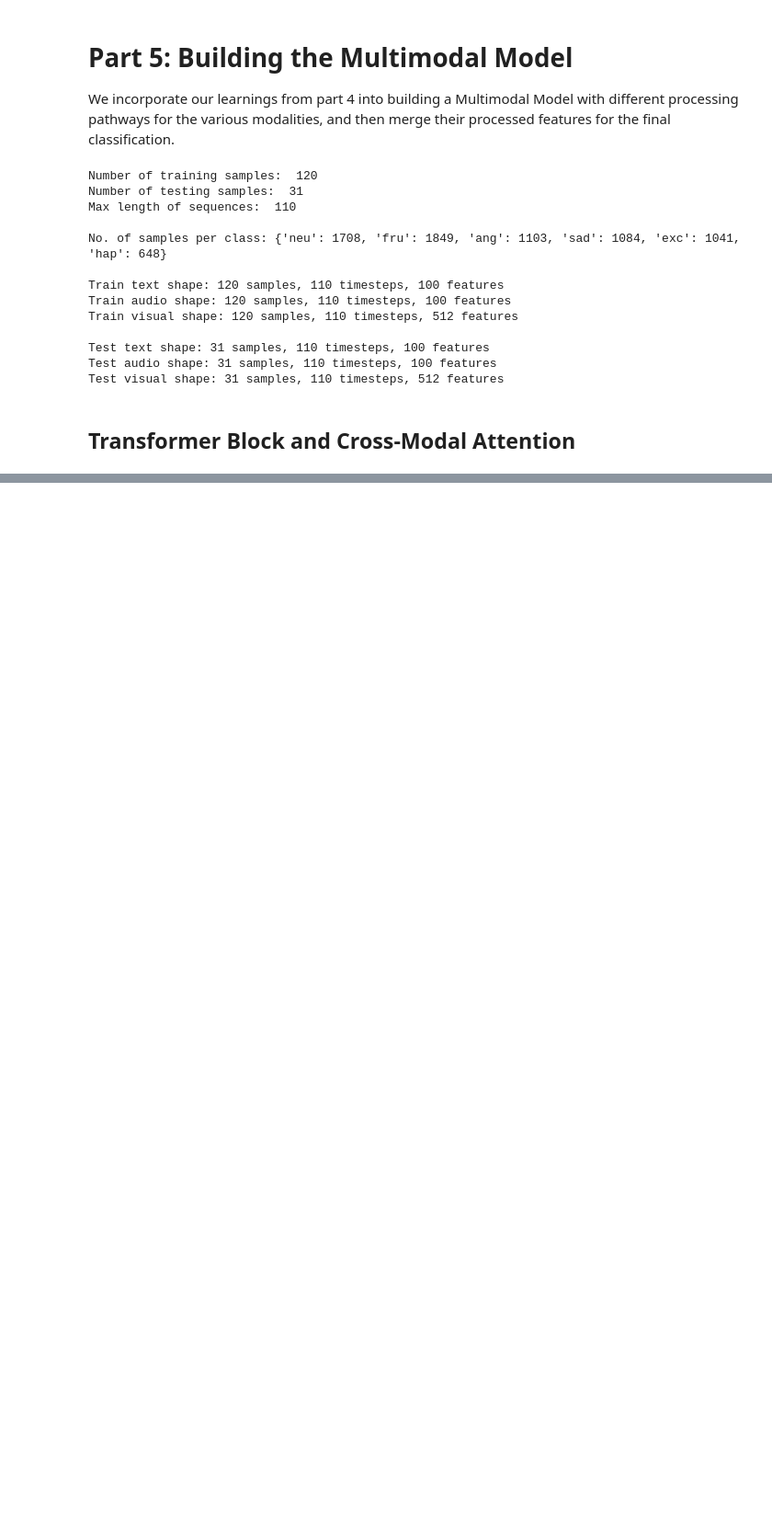
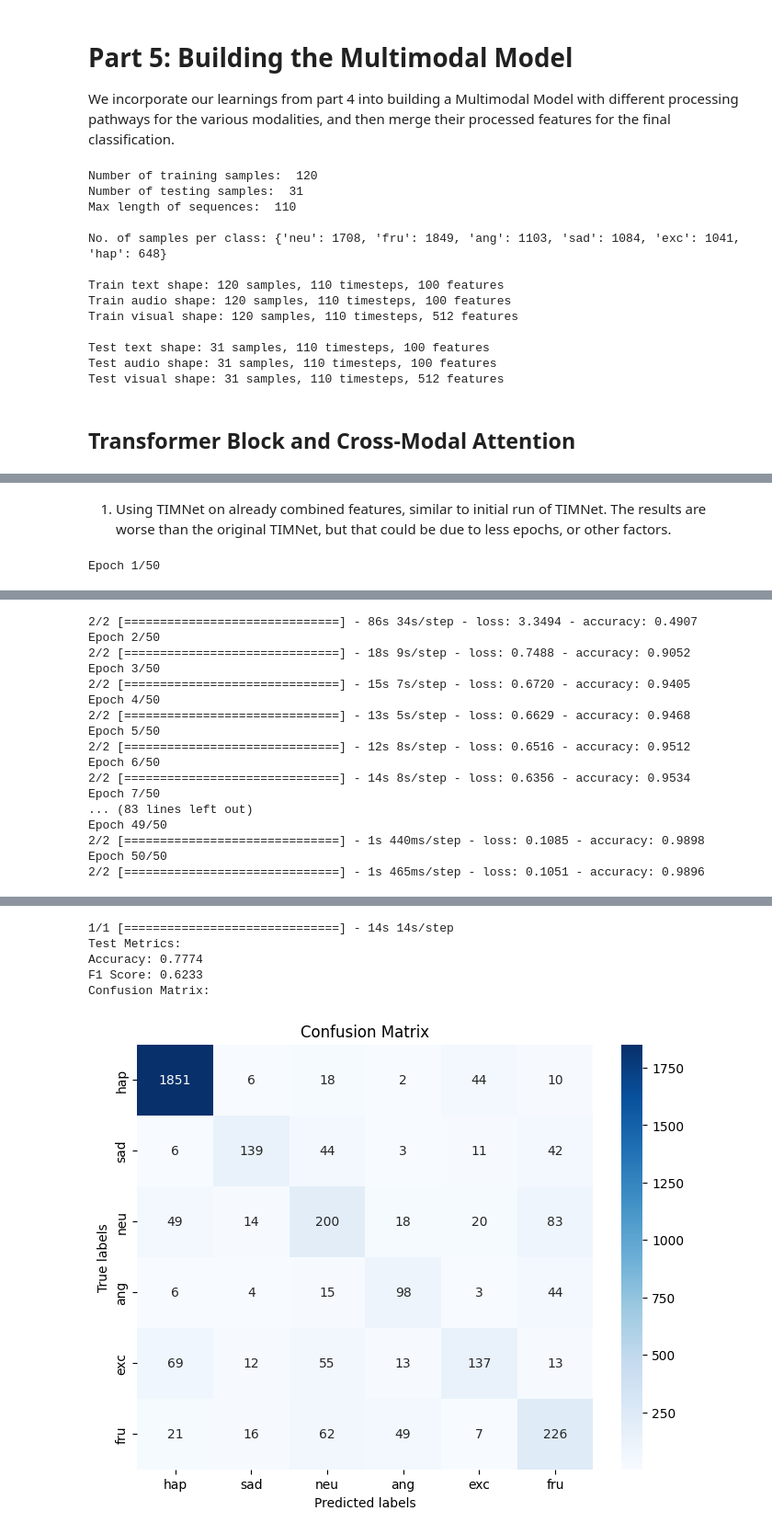
Before and after one commit to vennietweek/multimodal-speech-emotion-recognition, a Jupyter notebook: 5_multimodal_model.ipynb, the cells around one changed output, grey strips where cells are left out. Shown at 92% size. Cells and saved outputs as stored; diff of their text form; code cells hidden in the pictures; blank space fills up the shorter version.

```diff
--- a/5_multimodal_model.ipynb
+++ b/5_multimodal_model.ipynb
@@ -314,0 +622,2 @@ class MultimodalAttentionModel(Model):
+# %% [markdown]
+1. Using TIMNet on already combined features, similar to initial run of TIMNet. The results are worse than the original TIMNet, but that could be due to less epochs, or other factors.
@@ -314,0 +673,17 @@ class MultimodalAttentionModel(Model):
+# %%
+# Instantiate the model
+multimodalnet_model = MultiModalNet(num_classes=6)
+
+# Compile the model
+multimodalnet_model.compile(optimizer=Adam(learning_rate=0.001), loss='categorical_crossentropy', metrics=['accuracy'])
+
+# Train the model
+multimodalnet_model.fit(train_data, train_label, epochs=50, batch_size=64)
+
+# Evaluate the model
+multimodalnet_model.evaluate(test_data, test_label)
+
+# Print the metrics
+multimodalnet_model.print_metrics()
+# %% [output]
+Epoch 1/50
@@ -314,0 +691,17 @@ class MultimodalAttentionModel(Model):
+2/2 [==============================] - 86s 34s/step - loss: 3.3494 - accuracy: 0.4907
+Epoch 2/50
+2/2 [==============================] - 18s 9s/step - loss: 0.7488 - accuracy: 0.9052
+Epoch 3/50
+2/2 [==============================] - 15s 7s/step - loss: 0.6720 - accuracy: 0.9405
+Epoch 4/50
+2/2 [==============================] - 13s 5s/step - loss: 0.6629 - accuracy: 0.9468
+Epoch 5/50
+2/2 [==============================] - 12s 8s/step - loss: 0.6516 - accuracy: 0.9512
+Epoch 6/50
+2/2 [==============================] - 14s 8s/step - loss: 0.6356 - accuracy: 0.9534
+Epoch 7/50
+... (83 lines left out)
+Epoch 49/50
+2/2 [==============================] - 1s 440ms/step - loss: 0.1085 - accuracy: 0.9898
+Epoch 50/50
+2/2 [==============================] - 1s 465ms/step - loss: 0.1051 - accuracy: 0.9896
@@ -314,0 +709,6 @@ class MultimodalAttentionModel(Model):
+1/1 [==============================] - 14s 14s/step
+Test Metrics:
+Accuracy: 0.7774
+F1 Score: 0.6233
+Confusion Matrix:
+[figure, added]
```
Also changed, not shown: parts of 22 cells of this notebook, 1 other file.
